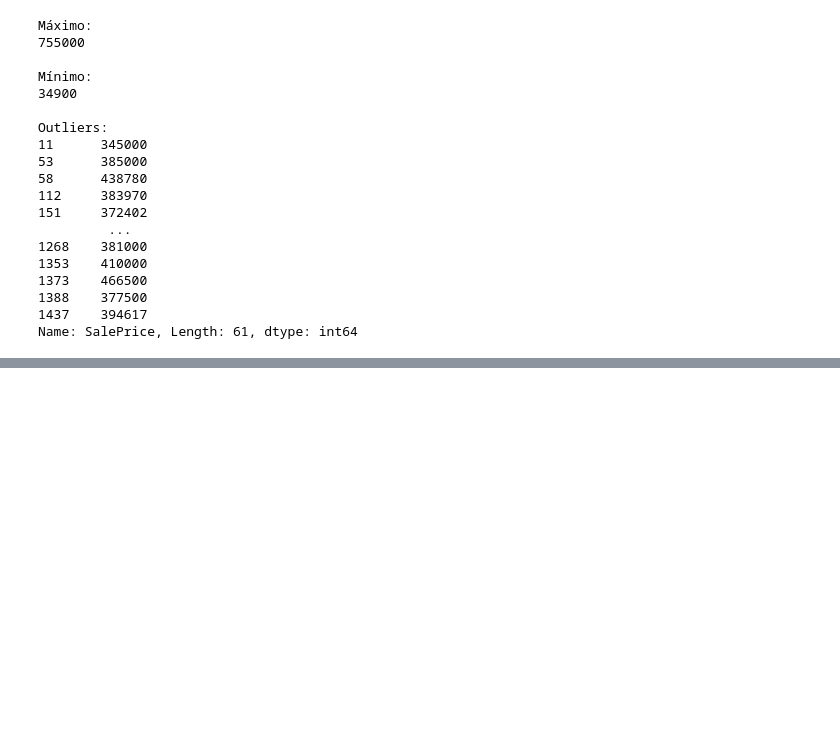
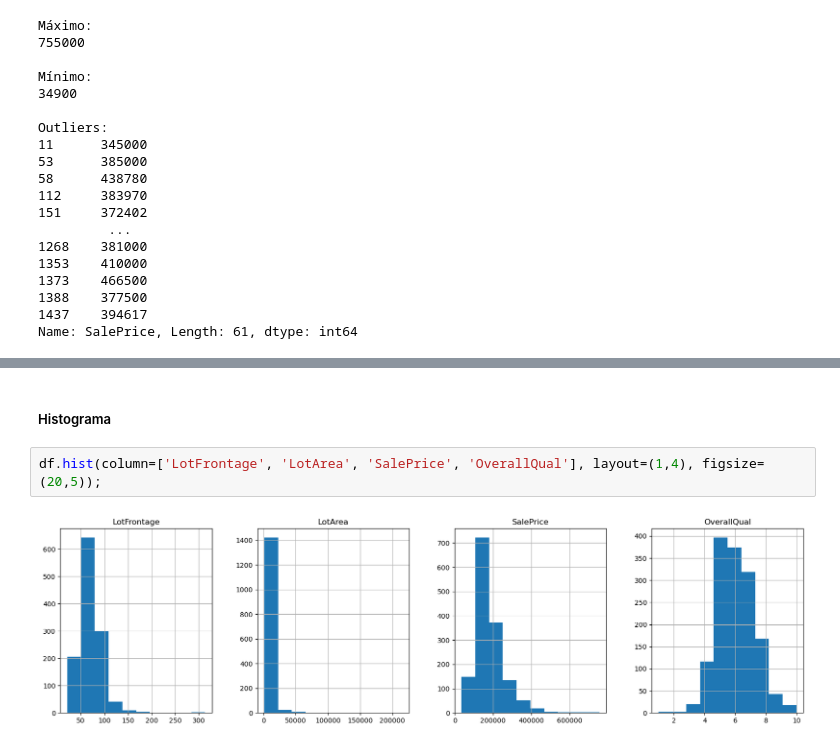
Before and after one commit to Martindmd/Inteligencia-Artificial, a Jupyter notebook: p2_1311_09_marmolejo_olsson/memoria.ipynb, the cells around one changed output, grey strips where cells are left out. Saved outputs shown, nothing was run; the diff lists cells and outputs as text; blank space fills up the shorter version.

```diff
--- a/p2_1311_09_marmolejo_olsson/memoria.ipynb
+++ b/p2_1311_09_marmolejo_olsson/memoria.ipynb
@@ -734,0 +858,6 @@ plt.show()
+# %% [markdown]
+##### Histograma
+# %%
+df.hist(column=['LotFrontage', 'LotArea', 'SalePrice', 'OverallQual'], layout=(1,4), figsize=(20,5));
+# %% [output]
+[figure, added]
```
Also changed, not shown: parts of 20 cells of this notebook.
